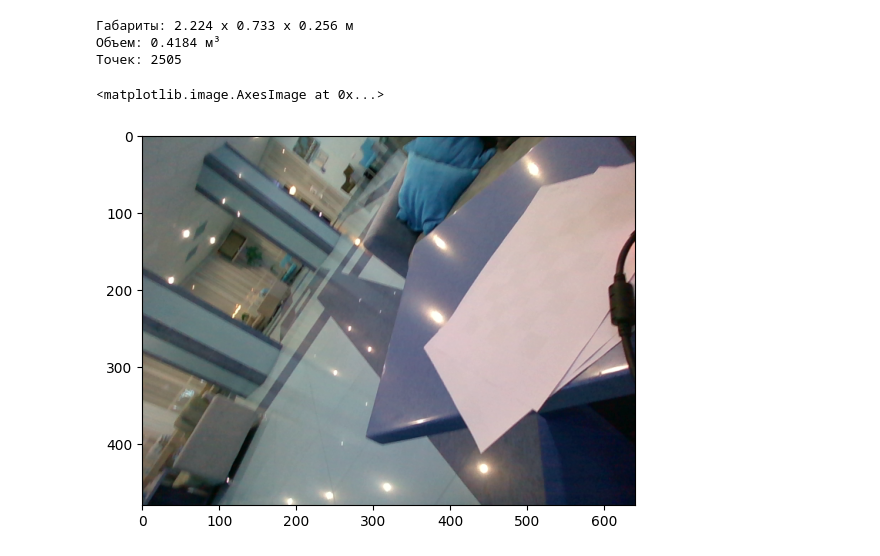
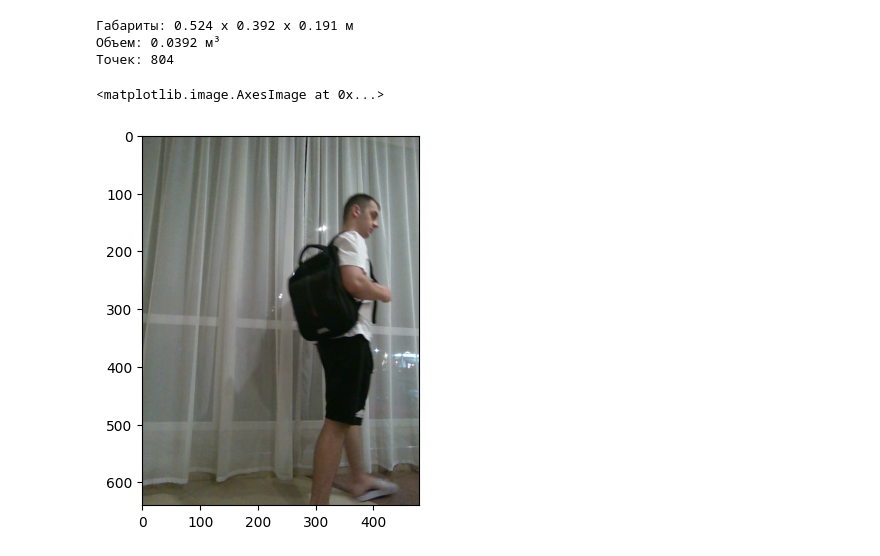
Before and after one commit to alexmeshr/IntellectSchool2025, a Jupyter notebook: PCD_from_one_frame.ipynb, the cells around one changed output. Drawn from its saved outputs; the diff is of its cells as text; code cells hidden in the pictures.

```diff
--- a/PCD_from_one_frame.ipynb
+++ b/PCD_from_one_frame.ipynb
@@ -135,14 +141,15 @@ def create_bbox_lines(center, extent, rotation):
 
     return line_set
 # %%
-visualize_point_cloud_with_bbox(completed_objects[0])
+IDX = 1
+visualize_point_cloud_with_bbox(completed_objects[IDX])
 # %% [output]
-Габариты: 2.224 x 0.733 x 0.256 м
-Объем: 0.4184 м³
-Точек: 2505
+Габариты: 0.524 x 0.392 x 0.191 м
+Объем: 0.0392 м³
+Точек: 804
 # %%
 import matplotlib.pyplot as plt
-plt.imshow(completed_objects[0]['rgb_image'])
+plt.imshow(cv2.cvtColor(completed_objects[IDX]['rgb_image'], cv2.COLOR_BGR2RGB))
 # %% [output]
 <matplotlib.image.AxesImage at 0x...>
-[figure, old version]
+[figure, new version]
```
Also changed, not shown: parts of 5 cells of this notebook, 5 other files.
